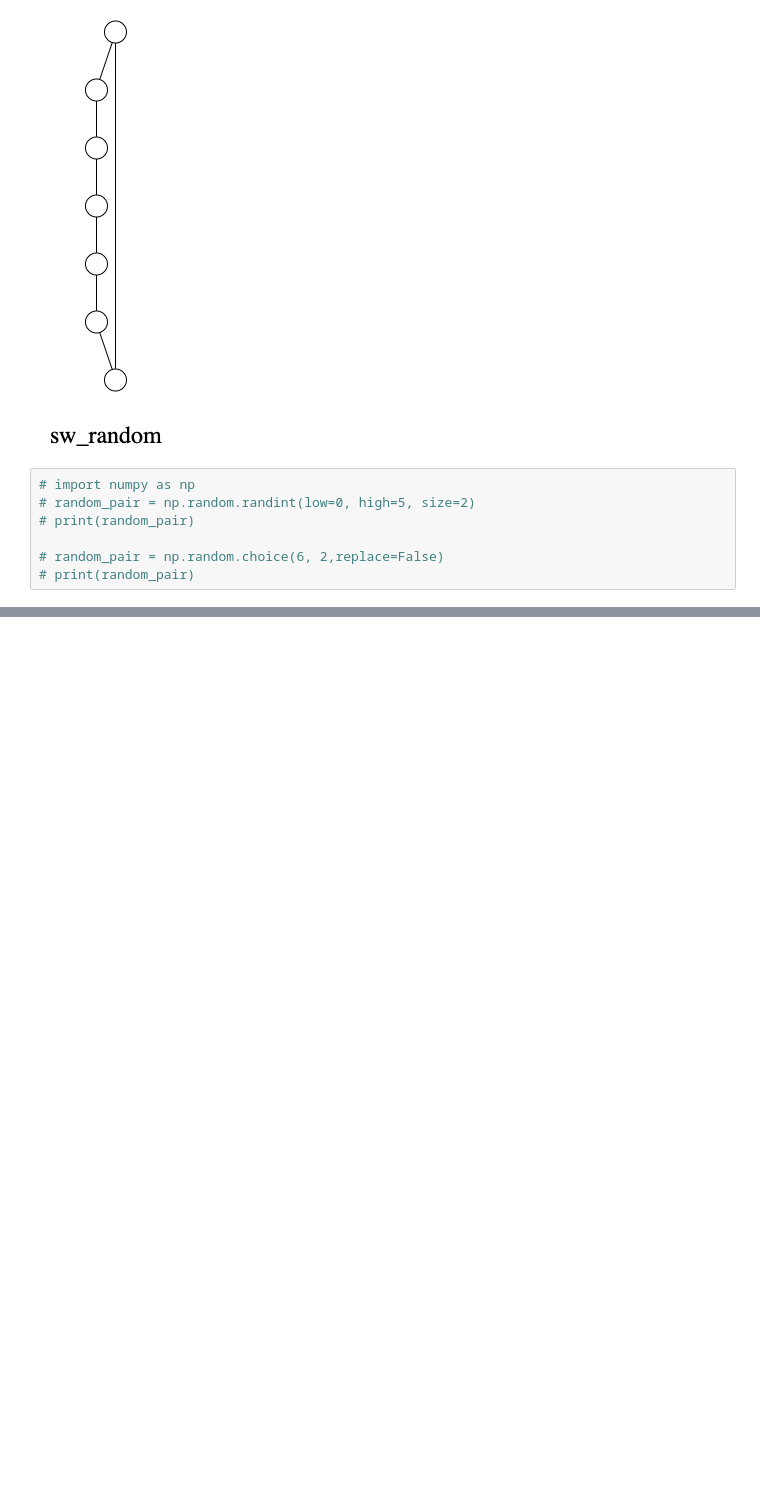
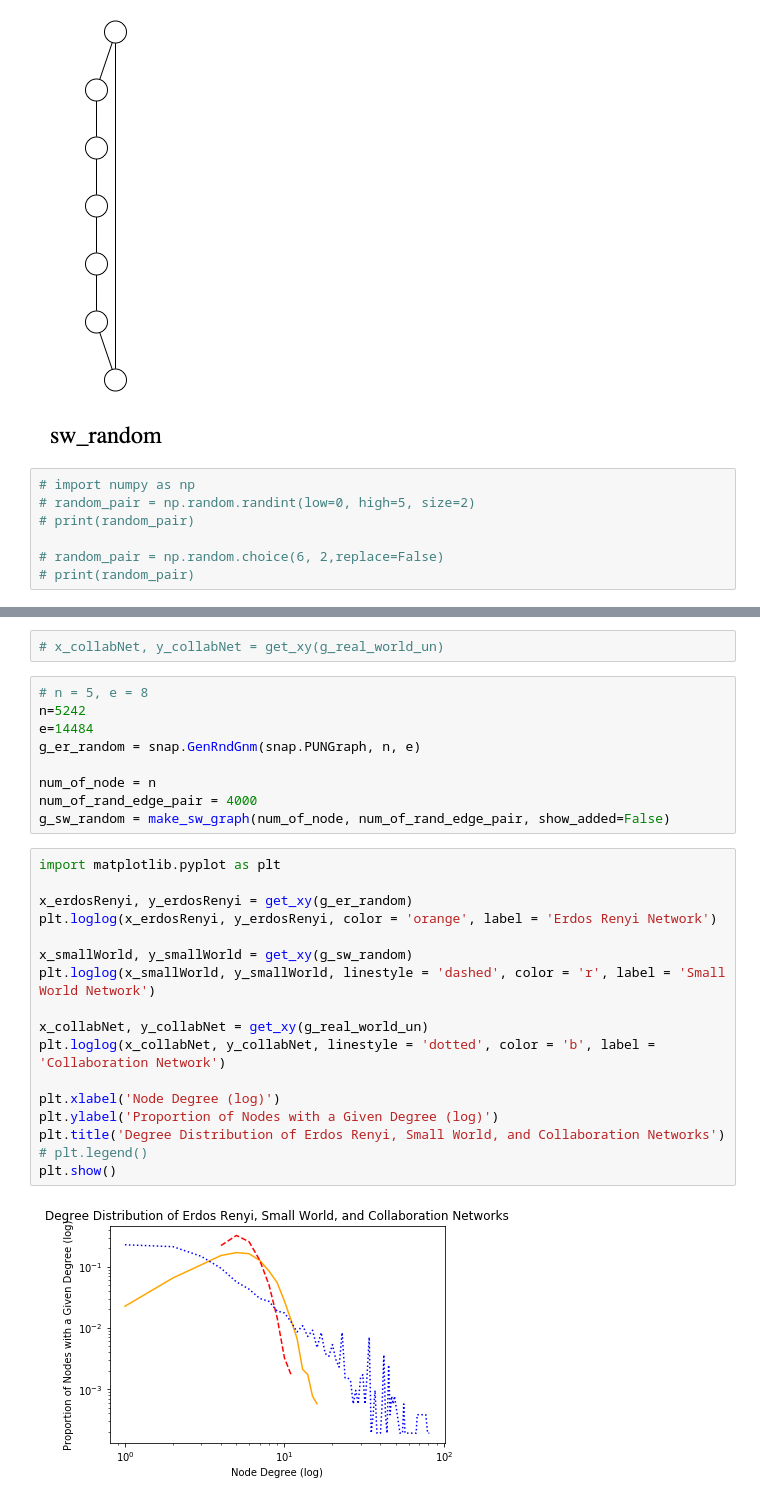
Before and after one commit to udothemath/cs224w_graph, a Jupyter notebook: hw1-bundle/hw1_snap.ipynb, the cells around one changed output, grey strips where cells are left out. Cells and saved outputs as stored; diff of their text form; blank space fills up the shorter version.

```diff
--- a/hw1-bundle/hw1_snap.ipynb
+++ b/hw1-bundle/hw1_snap.ipynb
@@ -101,0 +178,30 @@ The graph has 7 nodes, 9 edges.
+# %%
+# x_collabNet, y_collabNet = get_xy(g_real_world_un)
+# %%
+# n = 5, e = 8
+n=5242
+e=14484
+g_er_random = snap.GenRndGnm(snap.PUNGraph, n, e)
+
+num_of_node = n
+num_of_rand_edge_pair = 4000
+g_sw_random = make_sw_graph(num_of_node, num_of_rand_edge_pair, show_added=False)
+# %%
+import matplotlib.pyplot as plt
+
+x_erdosRenyi, y_erdosRenyi = get_xy(g_er_random)
+plt.loglog(x_erdosRenyi, y_erdosRenyi, color = 'orange', label = 'Erdos Renyi Network')
+
+x_smallWorld, y_smallWorld = get_xy(g_sw_random)
+plt.loglog(x_smallWorld, y_smallWorld, linestyle = 'dashed', color = 'r', label = 'Small World Network')
+
+x_collabNet, y_collabNet = get_xy(g_real_world_un)
+plt.loglog(x_collabNet, y_collabNet, linestyle = 'dotted', color = 'b', label = 'Collaboration Network')
+
+plt.xlabel('Node Degree (log)')
+plt.ylabel('Proportion of Nodes with a Given Degree (log)')
+plt.title('Degree Distribution of Erdos Renyi, Small World, and Collaboration Networks')
+# plt.legend()
+plt.show()
+# %% [output]
+[figure, added]
```
Also changed, not shown: parts of 12 cells of this notebook, 4 other files.
